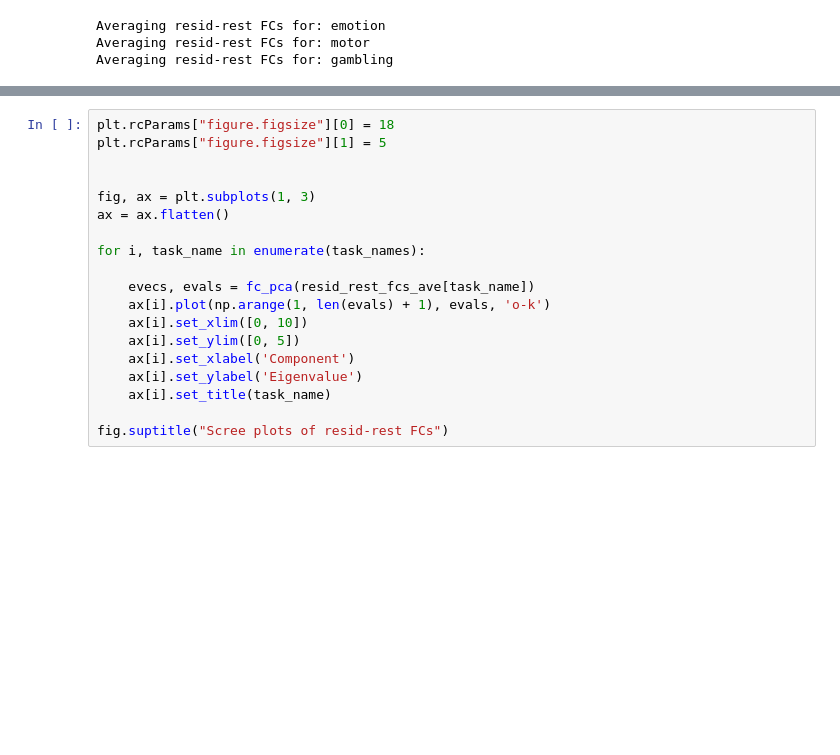
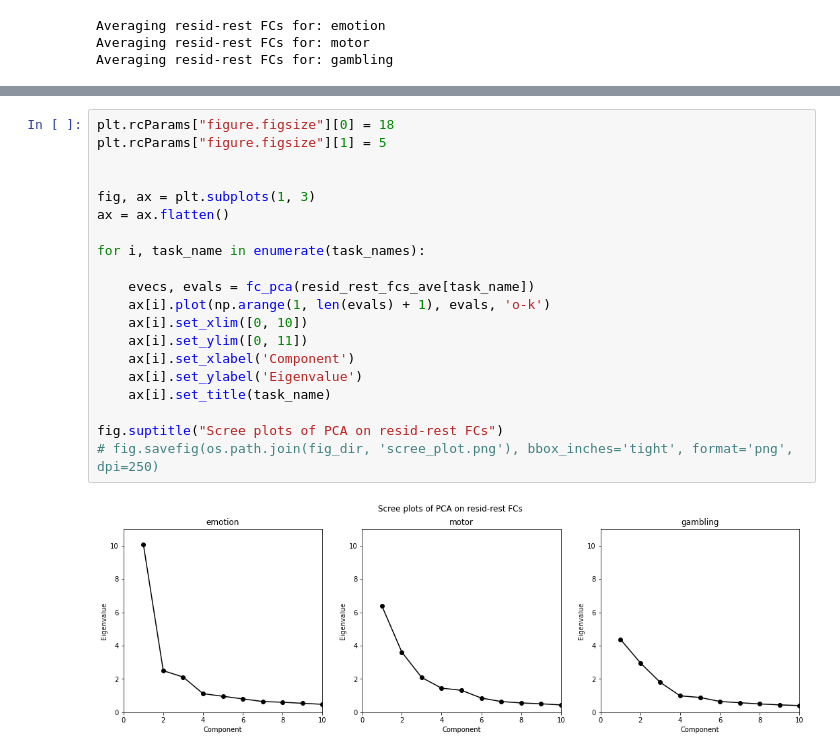
Before and after one commit to zenkavi/neuromatch_project, a Jupyter notebook: notebooks/NMA_project_data_creation.ipynb, the cells around one changed output, grey strips where cells are left out. Saved outputs shown, nothing was run; the diff lists cells and outputs as text; blank space fills up the shorter version.

Commit message:
added scree plots

```diff
--- a/notebooks/NMA_project_data_creation.ipynb
+++ b/notebooks/NMA_project_data_creation.ipynb
@@ -560,19 +556,22 @@ Averaging resid-rest FCs for: gambling
 # %%
 plt.rcParams["figure.figsize"][0] = 18
 plt.rcParams["figure.figsize"][1] = 5
 
 
 fig, ax = plt.subplots(1, 3)
 ax = ax.flatten()
 
 for i, task_name in enumerate(task_names):
 
     evecs, evals = fc_pca(resid_rest_fcs_ave[task_name])
     ax[i].plot(np.arange(1, len(evals) + 1), evals, 'o-k')
     ax[i].set_xlim([0, 10])
-    ax[i].set_ylim([0, 5])
+    ax[i].set_ylim([0, 11])
     ax[i].set_xlabel('Component')
     ax[i].set_ylabel('Eigenvalue')
     ax[i].set_title(task_name)
 
-fig.suptitle("Scree plots of resid-rest FCs")
+fig.suptitle("Scree plots of PCA on resid-rest FCs")
+# fig.savefig(os.path.join(fig_dir, 'scree_plot.png'), bbox_inches='tight', format='png', dpi=250)
+# %% [output]
+[figure, added]
```
Also changed, not shown: parts of 2 cells of this notebook, 4 other files.
